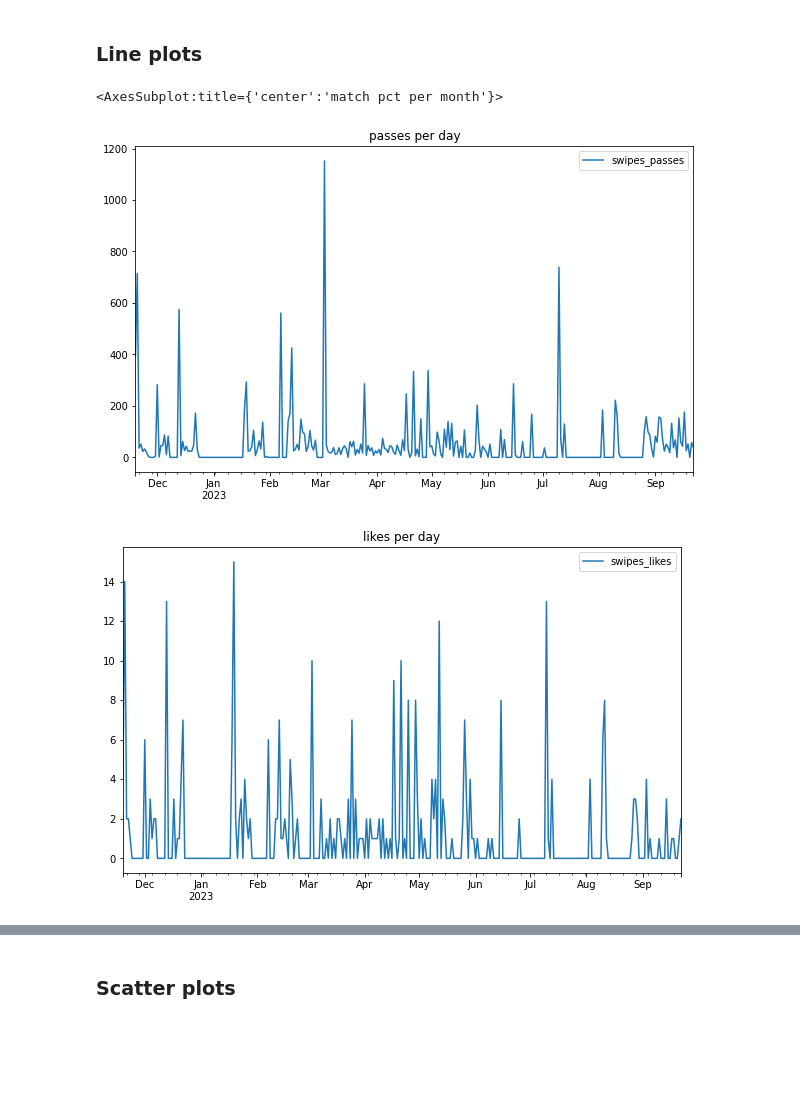
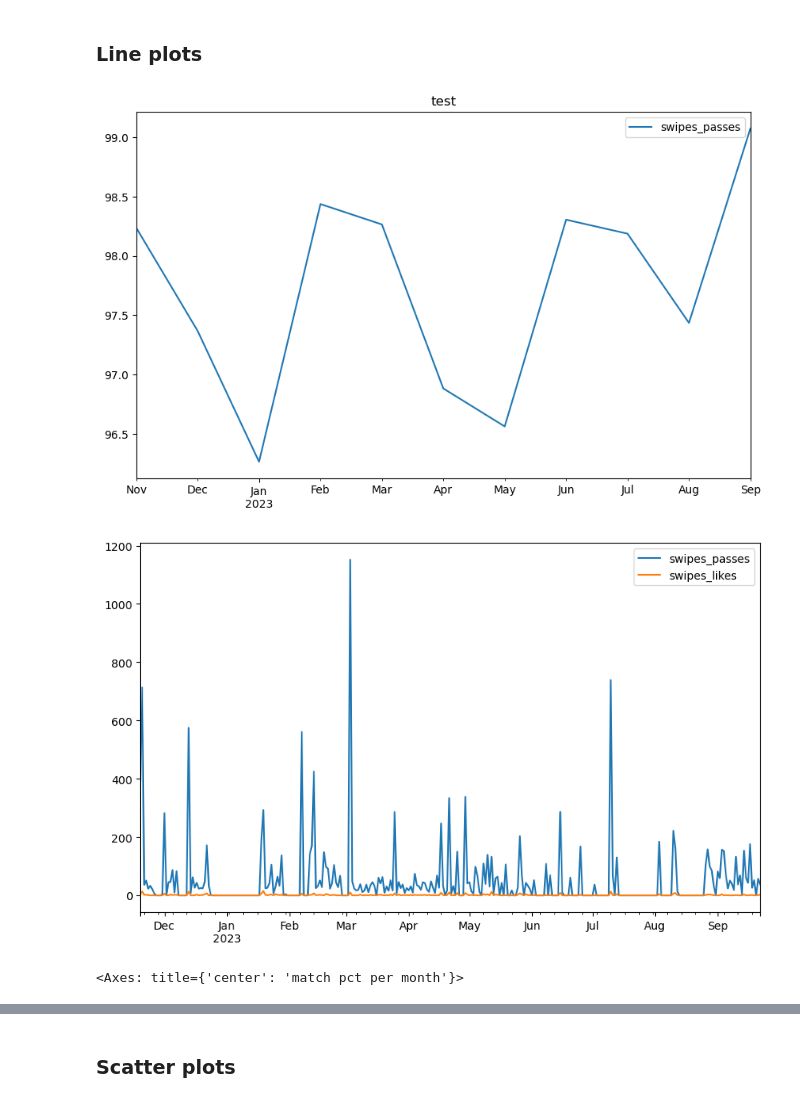
Before and after one commit to saminourji/TinderAnalysis, a Jupyter notebook: main.ipynb, the cells around one changed output, grey strips where cells are left out. Drawn from its saved outputs; the diff is of its cells as text; code cells hidden in the pictures; blank space fills up the shorter version.

Commit message:
started overylaying graphs + changed environment

```diff
--- a/main.ipynb
+++ b/main.ipynb
@@ -153,23 +141,32 @@ print(df_passes_matches_monthly)
 # %% [markdown]
 ### Line plots
 # %%
+df_passes_matches_monthly_scaled.plot(y = "swipes_passes", figsize=(10, 6), title = "test")
+
+plt.figure(figsize=(10, 6))
+ax = plt.gca()
+df.plot(y = "swipes_passes", ax = ax)
+df.plot(y = "swipes_likes", ax = ax)
+plt.show()
+
 #passes per day
 df.plot(y = "swipes_passes", figsize=(10, 6), title = "passes per day")
+
 #likes per day
 df.plot(y = "swipes_likes", figsize=(10, 6), title = "likes per day")
 #matches per day
 df.plot(y = "matches", figsize=(10, 6), title = "matches per day") #bad
 #matches daily progression
 df.plot(y = "matches_cumsum", figsize=(10, 6), title = "matches daily progression")
 #passes per weeks
 df_passes_weekly.plot(y = "swipes_likes", figsize=(10, 6), title = "passes per weeks")
 
 #match pct weeks
 df_passes_weekly.plot(y = "matches_like_pct", figsize=(10, 6), title = "match pct per week")
 
 #match pct month
 df_passes_matches_monthly_scaled.plot(y = "matches_like_pct", figsize=(10, 6), title = "match pct per month")
 # %% [output]
-<AxesSubplot:title={'center':'match pct per month'}>
-[figure, old version]
+[figure, new version]
-[figure, old version]
+[figure, new version]
+<Axes: title={'center': 'match pct per month'}>
```
Also changed, not shown: parts of 8 cells of this notebook.
